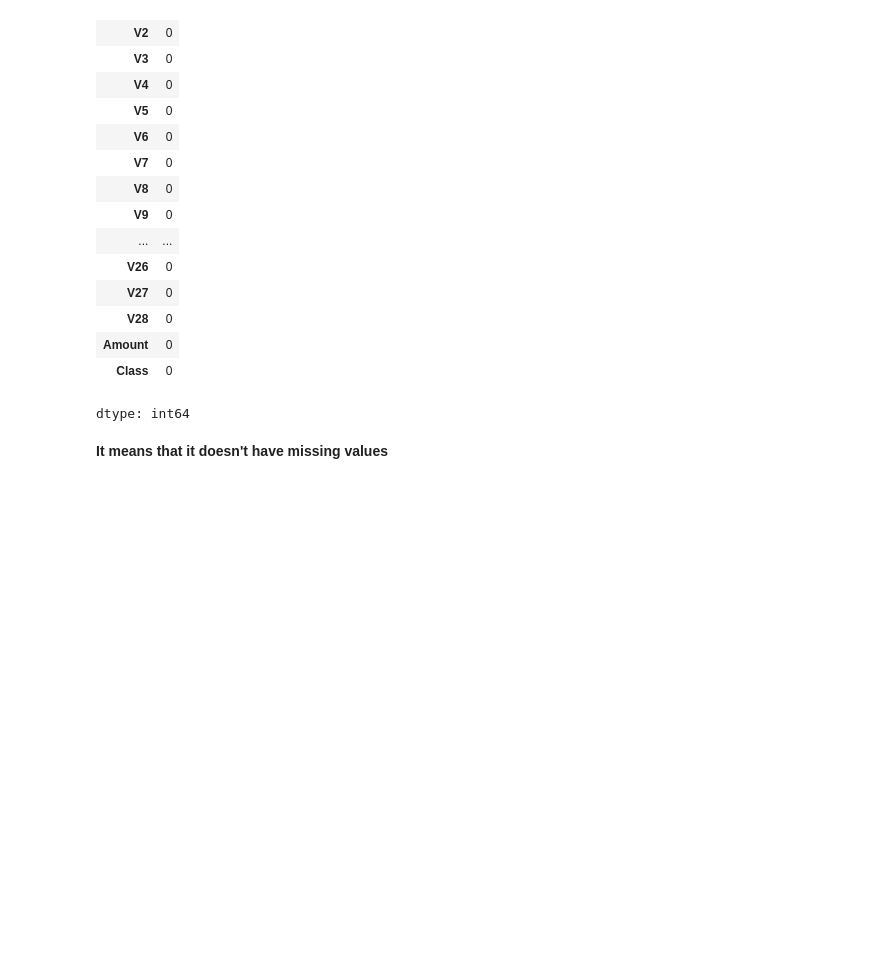
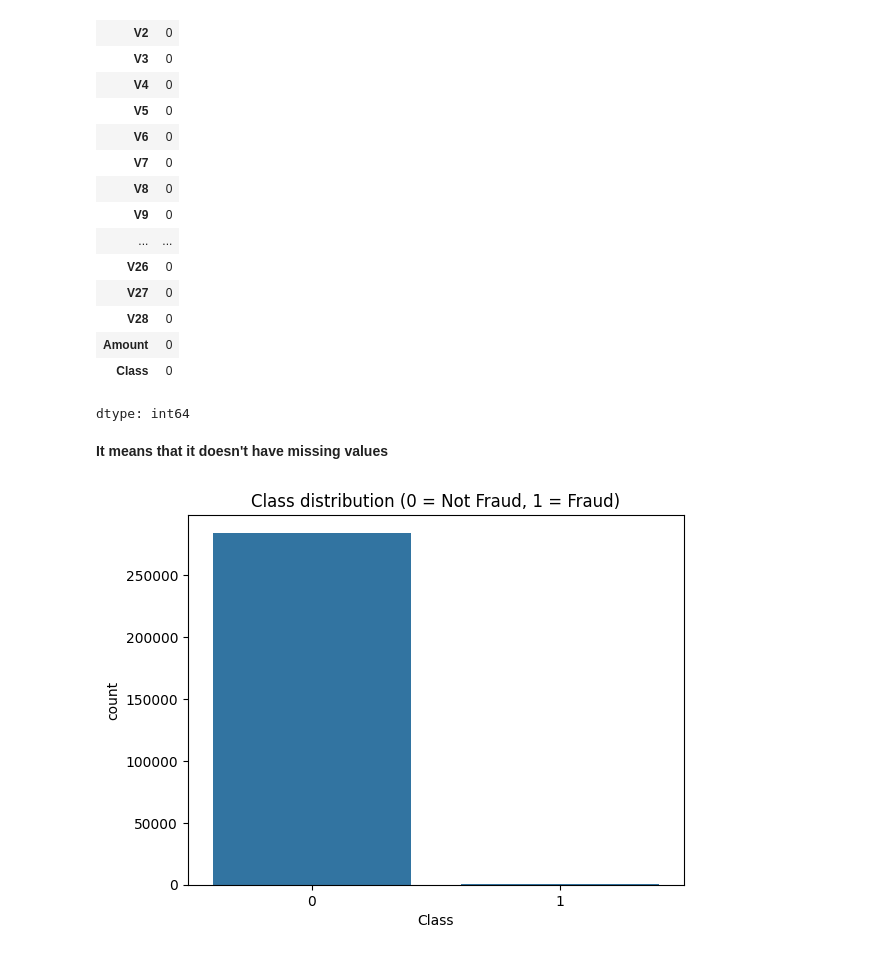
Before and after one commit to Shahanashirin-k/CREDIT_CARD-FRAUD_DETECTION, a Jupyter notebook: CCFD.ipynb, the cells around one changed output. Saved outputs shown, nothing was run; the diff lists cells and outputs as text; code cells hidden in the pictures; blank space fills up the shorter version.

```diff
--- a/CCFD.ipynb
+++ b/CCFD.ipynb
@@ -115,3 +119,9 @@ df_C.isnull().sum()
 dtype: int64
 # %% [markdown]
 **It means that it doesn't have missing values**
+# %%
+sns.countplot(x='Class', data=df_C)
+plt.title('Class distribution (0 = Not Fraud, 1 = Fraud)')
+plt.show()
+# %% [output]
+[figure, added]
```
Also changed, not shown: parts of 41 cells of this notebook.
